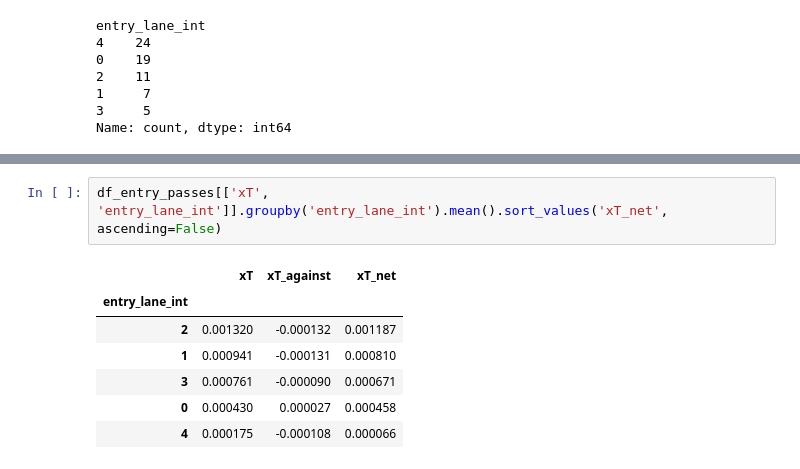
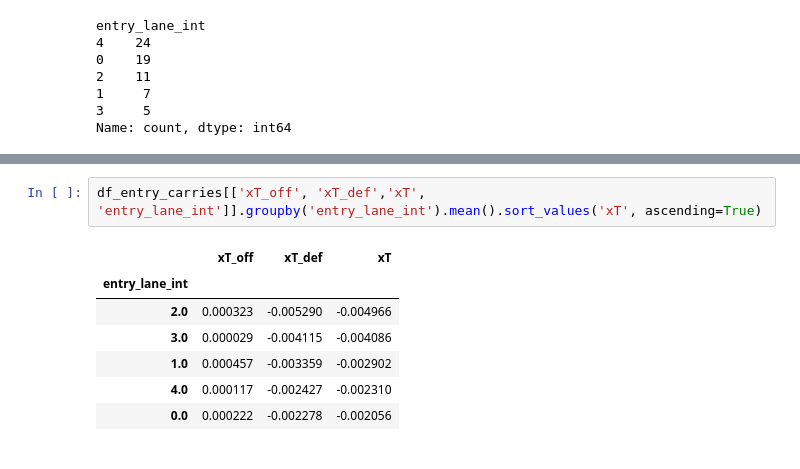
Before and after one commit to priyansh16/Linhac-2024, a Jupyter notebook: controlledEntryAnalytics.ipynb, the cells around one changed output, grey strips where cells are left out. Drawn from its saved outputs; the diff is of its cells as text.

```diff
--- a/controlledEntryAnalytics.ipynb
+++ b/controlledEntryAnalytics.ipynb
@@ -528,10 +548,10 @@ df_entry_passes[['xT', 'xT_against','xT_net', 'entry_lane']].groupby('entry_lane
 # %%
-df_entry_passes[['xT', 'entry_lane_int']].groupby('entry_lane_int').mean().sort_values('xT_net', ascending=False)
+df_entry_carries[['xT_off', 'xT_def','xT', 'entry_lane_int']].groupby('entry_lane_int').mean().sort_values('xT', ascending=True)
 # %% [output]
-|  | xT | xT_against | xT_net |
+|  | xT_off | xT_def | xT |
 | entry_lane_int |  |  |  |
-| 2 | 0.001320 | -0.000132 | 0.001187 |
-| 1 | 0.000941 | -0.000131 | 0.000810 |
-| 3 | 0.000761 | -0.000090 | 0.000671 |
-| 0 | 0.000430 | 0.000027 | 0.000458 |
-| 4 | 0.000175 | -0.000108 | 0.000066 |
+| 2.0 | 0.000323 | -0.005290 | -0.004966 |
+| 3.0 | 0.000029 | -0.004115 | -0.004086 |
+| 1.0 | 0.000457 | -0.003359 | -0.002902 |
+| 4.0 | 0.000117 | -0.002427 | -0.002310 |
+| 0.0 | 0.000222 | -0.002278 | -0.002056 |
```
Also changed, not shown: parts of 12 cells of this notebook, 9 other files.
